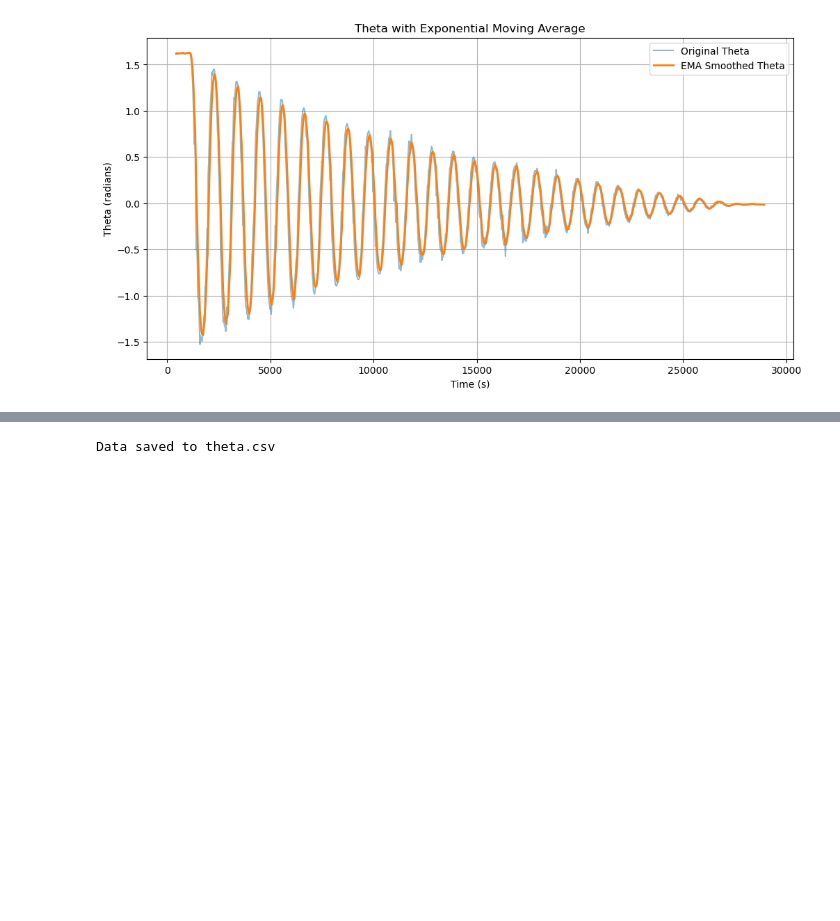
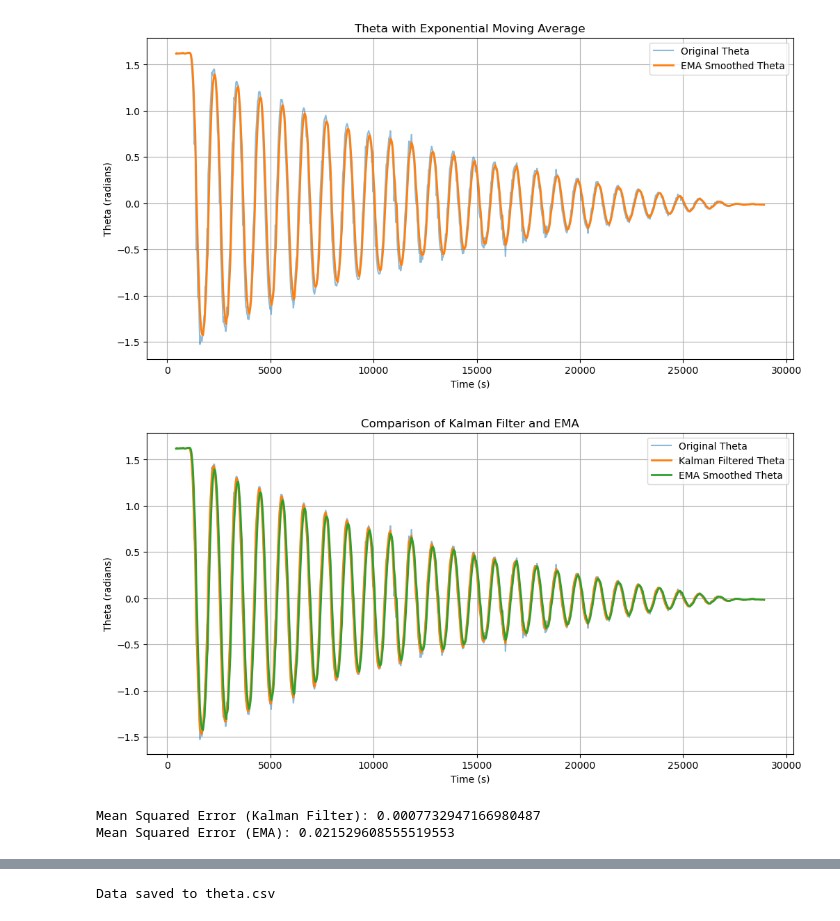
Before and after one commit to Pooyan-Farzanehkari/Smart-syetems-labs, a Jupyter notebook: filter.ipynb, the cells around one changed output, grey strips where cells are left out. Drawn from its saved outputs; the diff is of its cells as text; code cells hidden in the pictures; blank space fills up the shorter version.

Commit message:
comparesion of EMA and KF

```diff
--- a/filter.ipynb
+++ b/filter.ipynb
@@ -125,3 +125,30 @@ plt.grid(True)
 plt.show()
 # %% [output]
 [figure]
+# %%
+# compare the performance of the Kalman filter and the Exponential Moving Average (EMA) smoothing techniques
+plt.figure(figsize=(12, 6))
+plt.plot(df['pcTime'], theta, label='Original Theta', alpha=0.5)
+plt.plot(df['pcTime'], theta_kalman, label='Kalman Filtered Theta', linewidth=2)
+plt.plot(df['pcTime'], theta_ema, label='EMA Smoothed Theta', linewidth=2)
+plt.xlabel('Time (s)')
+plt.ylabel('Theta (radians)')
+plt.title('Comparison of Kalman Filter and EMA')
+plt.legend()
+plt.grid(True)
+plt.show()
+# %% [output]
+[figure, added]
+# %%
+# compare the performance of the Kalman filter and the Exponential Moving Average (EMA) smoothing techniques by calculating the Mean Squared Error (MSE) for both methods
+def mean_squared_error(original, smoothed):
+    return np.mean((original - smoothed) ** 2)
+# Calculate MSE for Kalman Filter and EMA
+mse_kalman = mean_squared_error(theta, theta_kalman)
+mse_ema = mean_squared_error(theta, theta_ema)
+# Print MSE values
+print(f'Mean Squared Error (Kalman Filter): {mse_kalman}')
+print(f'Mean Squared Error (EMA): {mse_ema}')
+# %% [output]
+Mean Squared Error (Kalman Filter): 0.0007732947166980487
+Mean Squared Error (EMA): 0.021529608555519553
```
Also changed, not shown: parts of 3 cells of this notebook.
